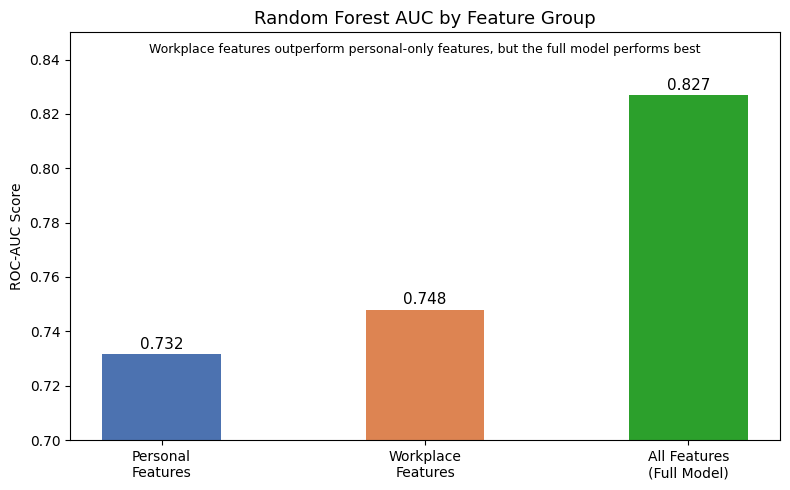
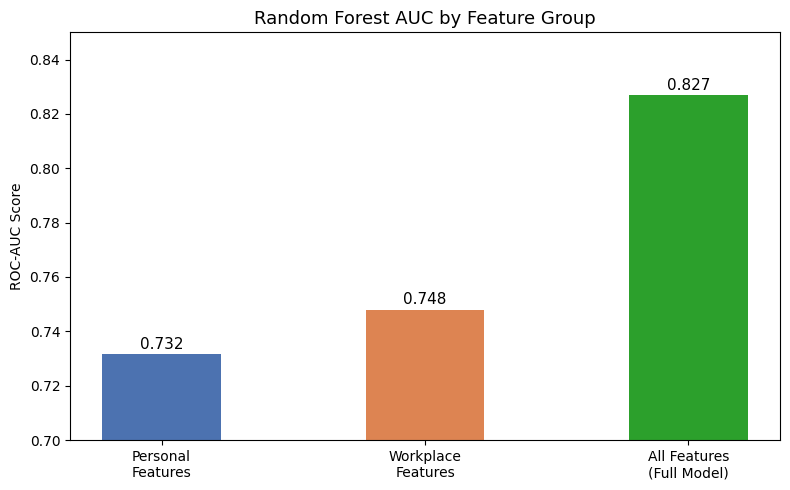
The change to this notebook cell's code, shown as a diff; its figure went from the first image to the second:
--- before
+++ after
@@ -20,13 +20,4 @@
     )
 
-ax.text(
-    0.5,
-    0.95,
-    'Workplace features outperform personal-only features, but the full model performs best',
-    transform=ax.transAxes,
-    ha='center',
-    fontsize=9
-)
-
 plt.tight_layout()
 plt.savefig('output_figures/vis9_personal_vs_workplace_auc.png', dpi=150, bbox_inches='tight')

Commit: Fixing visual code